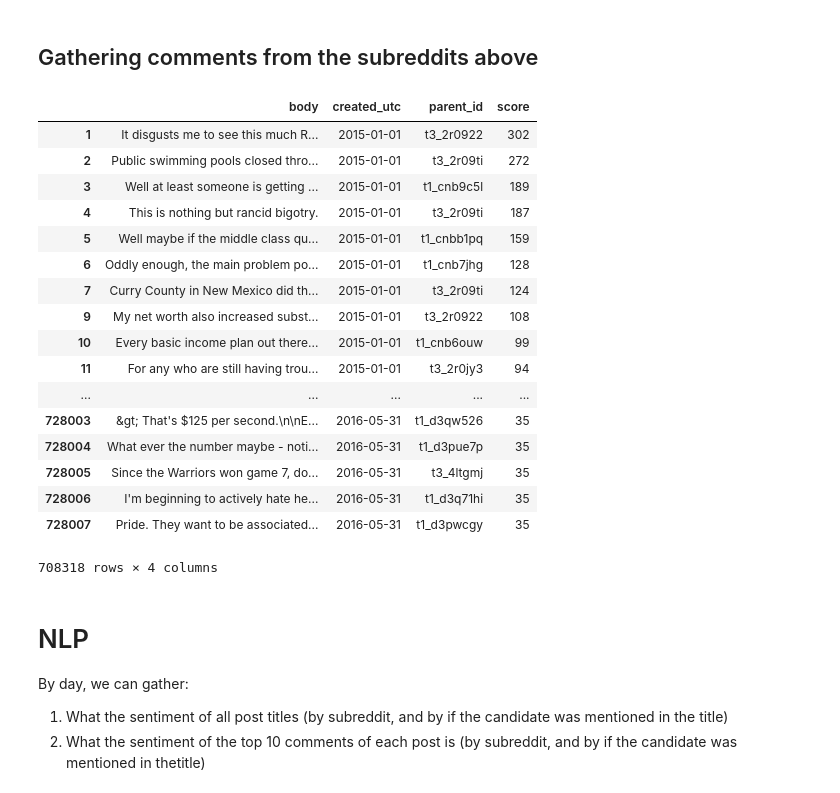
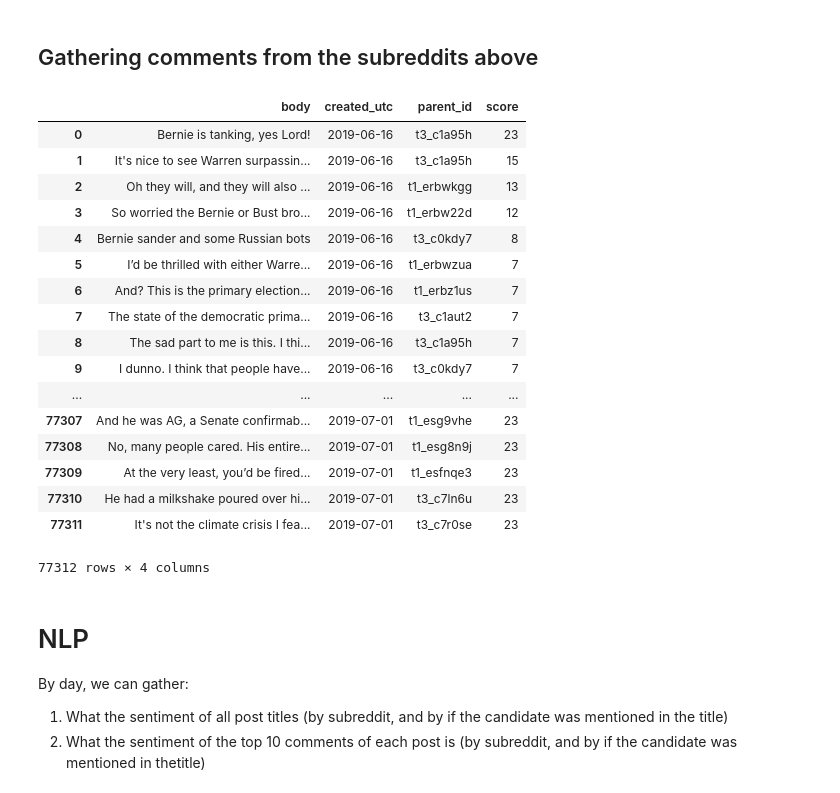
Before and after one commit to berkeley-politics-capstone/politics-capstone, a Jupyter notebook: src/reddit/Reddit API.ipynb, the cells around one changed output. Drawn from its saved outputs; the diff is of its cells as text; code cells hidden in the pictures.

```diff
--- a/src/reddit/Reddit API.ipynb
+++ b/src/reddit/Reddit API.ipynb
@@ -70,11 +80,11 @@ output = pd.DataFrame(columns=['id','num_comments','score','subreddit','subreddi
 # %%
 # Set the date range
 
-start_date = date(2016, 5, 1)
+start_date = date(2019, 6, 16)
 
-#day_count = (date(2019, 6, 15) - start_date).days + 1 # The last time I pulled the 2019 dataset together
+day_count = (date(2019, 7, 1) - start_date).days + 1 # The last time I pulled the 2019 dataset together
 
-day_count = (date(2016, 5, 30) - start_date).days + 1 # For use with the 2015 dataset
+#day_count = (date(2016, 5, 31) - start_date).days + 1 # For use with the 2015 dataset
 
 
 # Set the subreddits to go through
@@ -113,7 +123,7 @@ for single_date in (start_date + timedelta(n) for n in range(day_count)):
     after = single_date.strftime("%Y-%m-%d")
     before = (single_date + timedelta(1)).strftime("%Y-%m-%d")
 
-    for subreddit in subreddits_2016.values():
+    for subreddit in subreddits.values():
 
         url = 'https://api.pushshift.io/reddit/submission/search/?subreddit={0}&after={1}&before={2}&is_self=false&filter=id,title,subreddit,url,score,num_comments,subreddit_subscribers&limit=1000'.format(subreddit,after,before)
 
@@ -150,9 +160,9 @@ dates = pd.DataFrame(columns=['created_utc','id','url'])
 # %%
 # Set the date range
 
-start_date = date(2019, 1, 1)
+start_date = date(2019, 6, 16)
 
-day_count = (date(2019, 6, 15) - start_date).days + 1 # The last time I pulled the 2019 dataset together
+day_count = (date(2019, 7, 1) - start_date).days + 1 # The last time I pulled the 2019 dataset together
 
 #day_count = (date(2016, 5, 31) - start_date).days + 1 # For use with the 2015 dataset
 
@@ -442,11 +452,11 @@ comments = pd.DataFrame(columns=['body','created_utc','parent_id','score'])
 # %%
 # Set the date range
 
-start_date = date(2015, 1, 1)
+start_date = date(2019, 6, 16)
 
-#day_count = (date(2019, 6, 15) - start_date).days + 1 # The last time I pulled the 2019 dataset together
+day_count = (date(2019, 7, 1) - start_date).days + 1 # The last time I pulled the 2019 dataset together
 
-day_count = (date(2016, 5, 31) - start_date).days + 1 # For use with the 2015 dataset
+#day_count = (date(2016, 5, 31) - start_date).days + 1 # For use with the 2015 dataset
 
 
 # Set the subreddits to go through
@@ -485,7 +495,7 @@ for single_date in (start_date + timedelta(n) for n in range(day_count)):
     after = single_date.strftime("%Y-%m-%d")
     before = (single_date + timedelta(1)).strftime("%Y-%m-%d")
 
-    for subreddit in subreddits_2016.values():
+    for subreddit in subreddits.values():
 
         url = 'https://api.pushshift.io/reddit/search/comment/?subreddit={0}&after={1}&before={2}&limit=1000&sort=desc&sort_type=score&filter=parent_id,score,body,created_utc'.format(subreddit,after,before)
 
@@ -502,32 +512,32 @@ for single_date in (start_date + timedelta(n) for n in range(day_count)):
 # %%
 # Cleaning up the dataframe by removing [removed], and converting created_utc to a date time
 
 #temp = temp[temp['parent_id'].str.startswith('t3')]
 
 comments = comments[~comments['body'].str.startswith('[deleted]')]
-#comments['created_utc'] = comments['created_utc'].apply(lambda x:
-#                                                        datetime.utcfromtimestamp(x).strftime("%Y-%m-%d"))
+comments['created_utc'] = comments['created_utc'].apply(lambda x:
+                                                        datetime.utcfromtimestamp(x).strftime("%Y-%m-%d"))
 
 comments
 # %% [output]
 |  | body | created_utc | parent_id | score |
-| 1 | It disgusts me to see this much R... | 2015-01-01 | t3_2r0922 | 302 |
-| 2 | Public swimming pools closed thro... | 2015-01-01 | t3_2r09ti | 272 |
-| 3 | Well at least someone is getting ... | 2015-01-01 | t1_cnb9c5l | 189 |
-| 4 | This is nothing but rancid bigotry. | 2015-01-01 | t3_2r09ti | 187 |
-| 5 | Well maybe if the middle class qu... | 2015-01-01 | t1_cnbb1pq | 159 |
-| 6 | Oddly enough, the main problem po... | 2015-01-01 | t1_cnb7jhg | 128 |
-| 7 | Curry County in New Mexico did th... | 2015-01-01 | t3_2r09ti | 124 |
-| 9 | My net worth also increased subst... | 2015-01-01 | t3_2r0922 | 108 |
-| 10 | Every basic income plan out there... | 2015-01-01 | t1_cnb6ouw | 99 |
-| 11 | For any who are still having trou... | 2015-01-01 | t3_2r0jy3 | 94 |
+| 0 | Bernie is tanking, yes Lord! | 2019-06-16 | t3_c1a95h | 23 |
+| 1 | It's nice to see Warren surpassin... | 2019-06-16 | t3_c1a95h | 15 |
+| 2 | Oh they will, and they will also ... | 2019-06-16 | t1_erbwkgg | 13 |
+| 3 | So worried the Bernie or Bust bro... | 2019-06-16 | t1_erbw22d | 12 |
+| 4 | Bernie sander and some Russian bots | 2019-06-16 | t3_c0kdy7 | 8 |
+| 5 | I’d be thrilled with either Warre... | 2019-06-16 | t1_erbwzua | 7 |
+| 6 | And? This is the primary election... | 2019-06-16 | t1_erbz1us | 7 |
+| 7 | The state of the democratic prima... | 2019-06-16 | t3_c1aut2 | 7 |
+| 8 | The sad part to me is this. I thi... | 2019-06-16 | t3_c1a95h | 7 |
+| 9 | I dunno. I think that people have... | 2019-06-16 | t3_c0kdy7 | 7 |
 | ... | ... | ... | ... | ... |
-| 728003 | &gt; That's $125 per second.\n\nE... | 2016-05-31 | t1_d3qw526 | 35 |
-| 728004 | What ever the number maybe - noti... | 2016-05-31 | t1_d3pue7p | 35 |
-| 728005 | Since the Warriors won game 7, do... | 2016-05-31 | t3_4ltgmj | 35 |
-| 728006 | I'm beginning to actively hate he... | 2016-05-31 | t1_d3q71hi | 35 |
-| 728007 | Pride. They want to be associated... | 2016-05-31 | t1_d3pwcgy | 35 |
+| 77307 | And he was AG, a Senate confirmab... | 2019-07-01 | t1_esg9vhe | 23 |
+| 77308 | No, many people cared. His entire... | 2019-07-01 | t1_esg8n9j | 23 |
+| 77309 | At the very least, you’d be fired... | 2019-07-01 | t1_esfnqe3 | 23 |
+| 77310 | He had a milkshake poured over hi... | 2019-07-01 | t3_c7ln6u | 23 |
+| 77311 | It's not the climate crisis I fea... | 2019-07-01 | t3_c7r0se | 23 |
-708318 rows × 4 columns
+77312 rows × 4 columns
 # %%
 # Pickling
 
```
Also changed, not shown: parts of 16 cells of this notebook.
